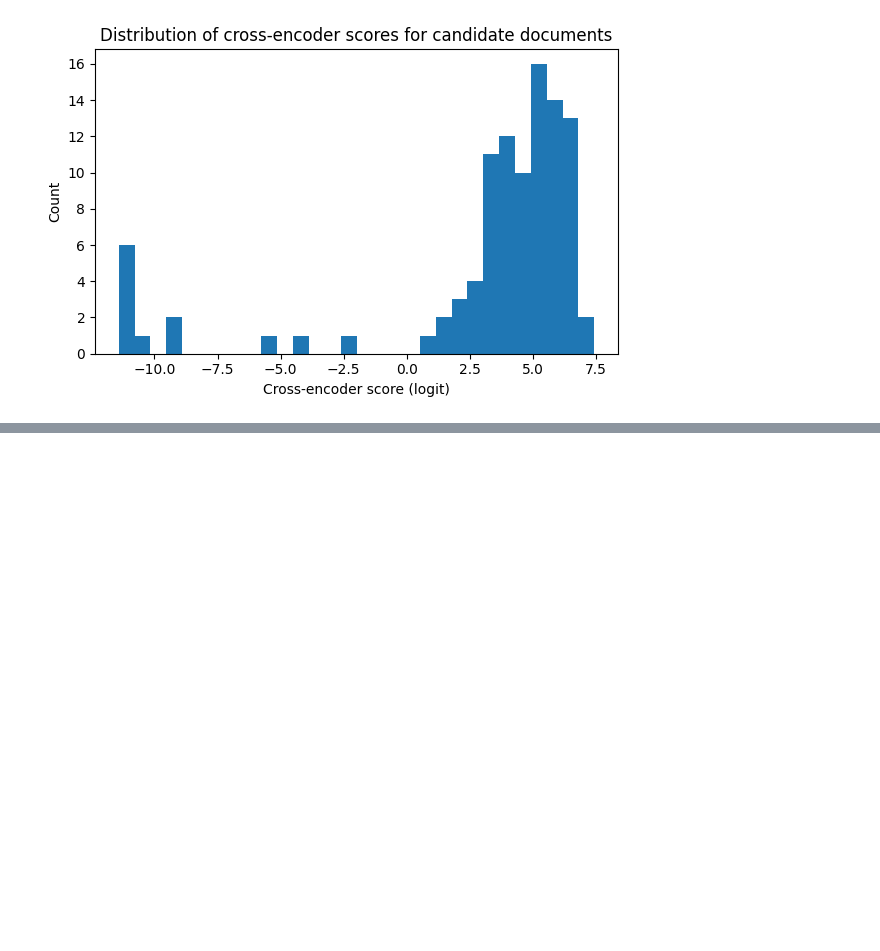
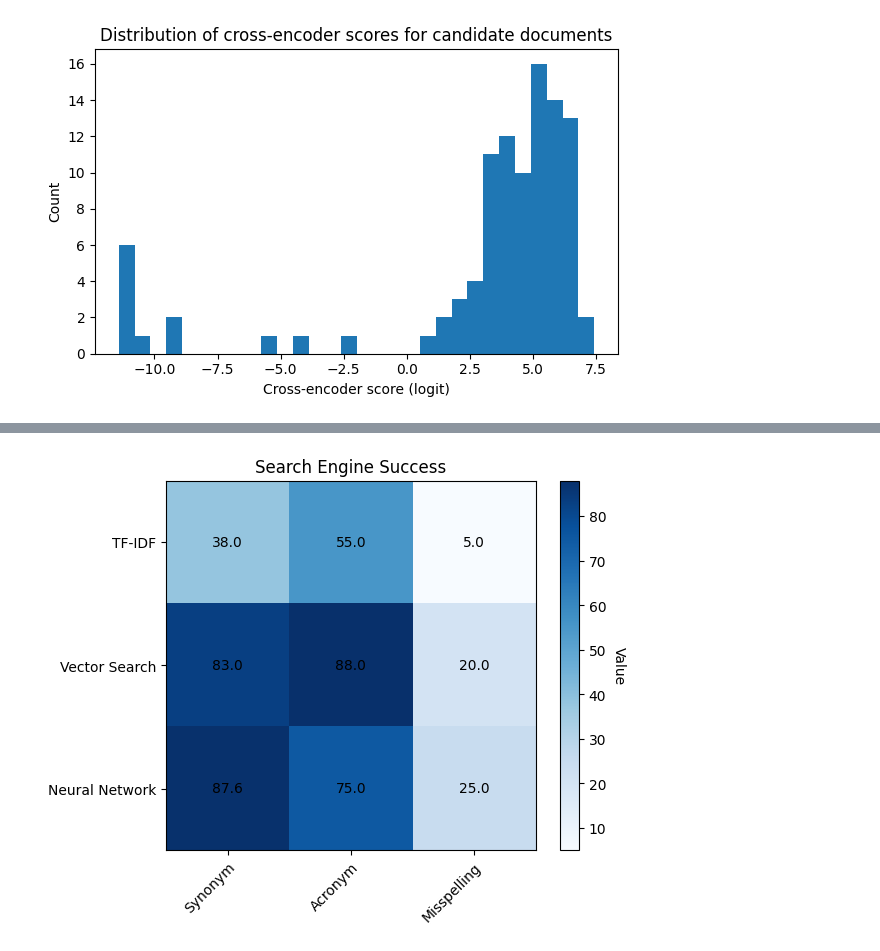
Before and after one commit to aidanmanternach/ece-143-research-paper-search, a Jupyter notebook: visualization.ipynb, the cells around one changed output, grey strips where cells are left out. Cells and saved outputs as stored; diff of their text form; code cells hidden in the pictures; blank space fills up the shorter version.

```diff
--- a/visualization.ipynb
+++ b/visualization.ipynb
@@ -695,0 +716,23 @@ plt.show()
+# %%
+data = np.array(list(results.values()))
+
+fig, ax = plt.subplots()
+im = ax.imshow(data, cmap="Blues")
+
+ax.set_xticks(np.arange(len(query_types)), labels=query_types)
+ax.set_yticks(np.arange(len(engines)), labels=engines)
+ax.set_title("Search Engine Success")
+
+for i in range(data.shape[0]):
+    for j in range(data.shape[1]):
+        text_color = "black"
+        ax.text(j, i, f"{data[i, j]:.1f}", ha="center", va="center", color=text_color)
+
+plt.setp(ax.get_xticklabels(), rotation=45, ha="right", rotation_mode="anchor")
+
+cbar = ax.figure.colorbar(im, ax=ax)
+cbar.ax.set_ylabel("Value", rotation=-90, va="bottom")
+
+plt.show()
+# %% [output]
+[figure, added]
```
Also changed, not shown: parts of 2 cells of this notebook.
